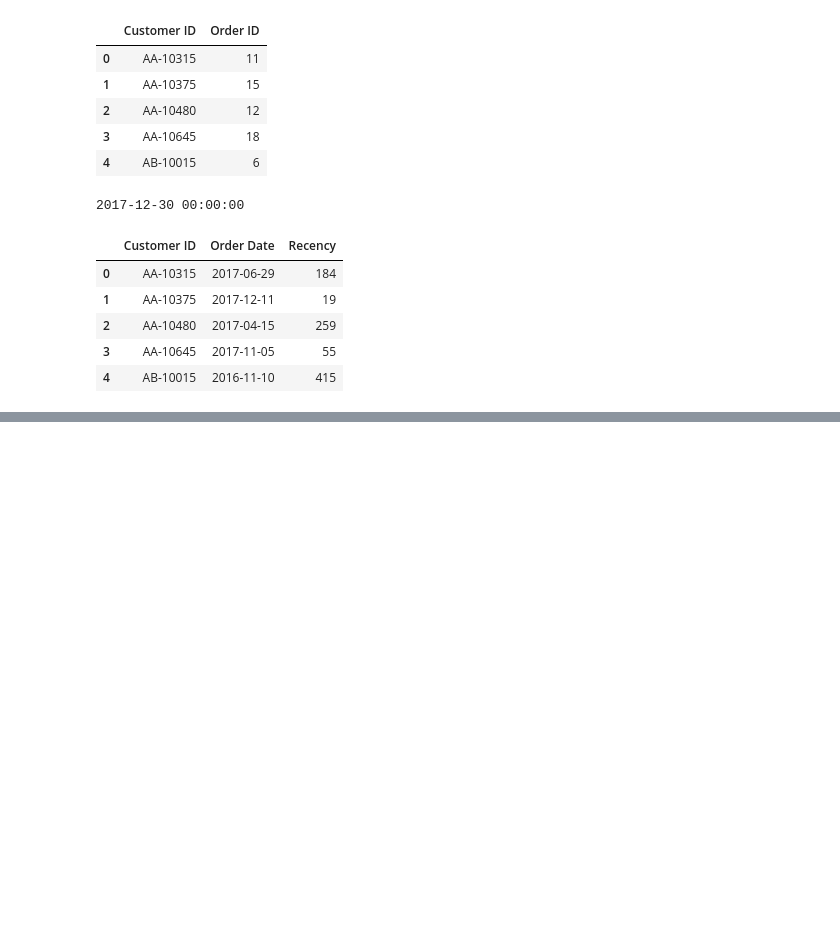
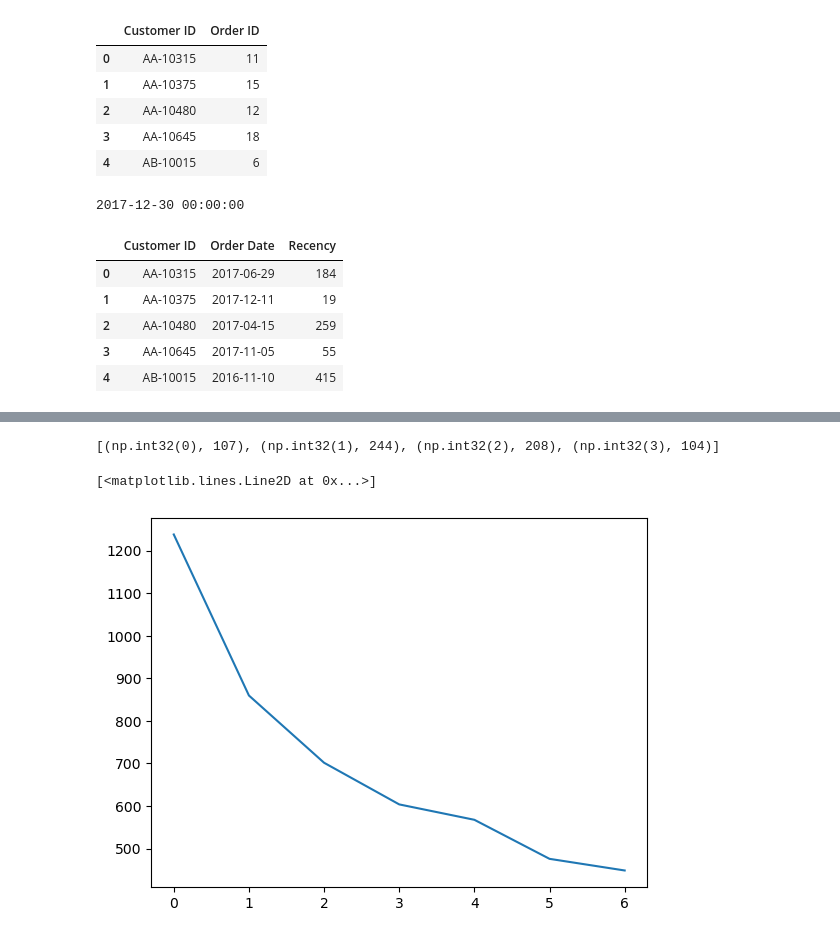
Before and after one commit to Karan9603/E-commerce-Superstore-Project, a Jupyter notebook: Clustering.ipynb, the cells around one changed output, grey strips where cells are left out. Drawn from its saved outputs; the diff is of its cells as text; code cells hidden in the pictures; blank space fills up the shorter version.

Commit message:
added third part of Project called clustering in VS code also Dashboard in SQL is changed in order to give more insights

```diff
--- a/Clustering.ipynb
+++ b/Clustering.ipynb
@@ -86,0 +198,11 @@ New_df.head()
+# %%
+# k-means with some arbitrary k
+# KMeans clustering with k=4
+kmeans = KMeans(n_clusters=4, max_iter=50)
+
+# Fit the model on the scaled data
+kmeans.fit(rfm_df_scaled)
+
+# Output cluster centers and labels
+print("Cluster centers:", kmeans.cluster_centers_)
+print("Labels:", kmeans.labels_)
@@ -86,0 +227,29 @@ New_df.head()
+# %%
+# Assign labels to each data point
+label_list = kmeans.labels_
+
+# Count the occurrences of each label (cluster)
+label_count = Counter(label_list)
+
+# Sort the label count by the cluster label
+sorted_label_count = sorted(label_count.items())
+
+# Display the sorted label count
+print(sorted_label_count)
+# %% [output]
+[(np.int32(0), 107), (np.int32(1), 244), (np.int32(2), 208), (np.int32(3), 104)]
+# %%
+# Elbow-curve /SSD # in order to decide Which value of K is better
+ssd = []
+range_n_clusters = [2, 3, 4, 5, 6, 7, 8]
+for num_clusters in range_n_clusters:
+    kmeans = KMeans(n_clusters=num_clusters, max_iter=50)
+    kmeans.fit(rfm_df_scaled)
+
+    ssd.append(kmeans.inertia_)
+
+# plot the SSDs for each n_clusters
+plt.plot(ssd)
+# %% [output]
+[<matplotlib.lines.Line2D at 0x...>]
+[figure, added]
```
Also changed, not shown: parts of 9 cells of this notebook, 2 other files.
